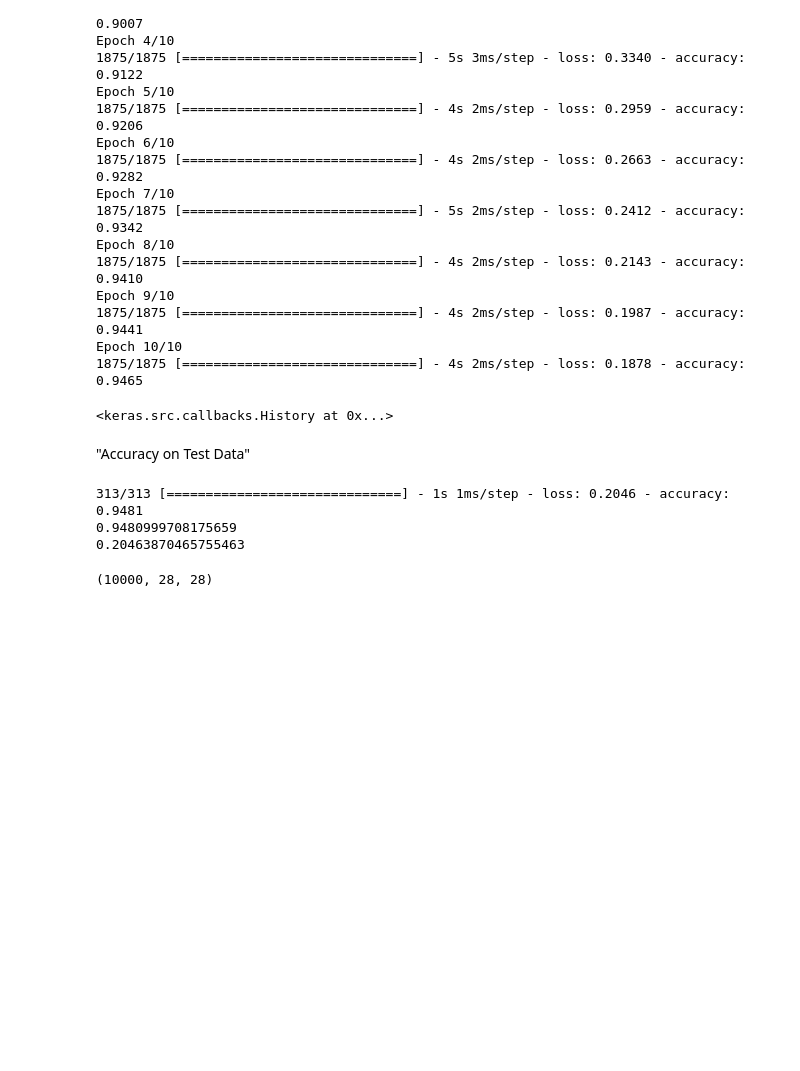
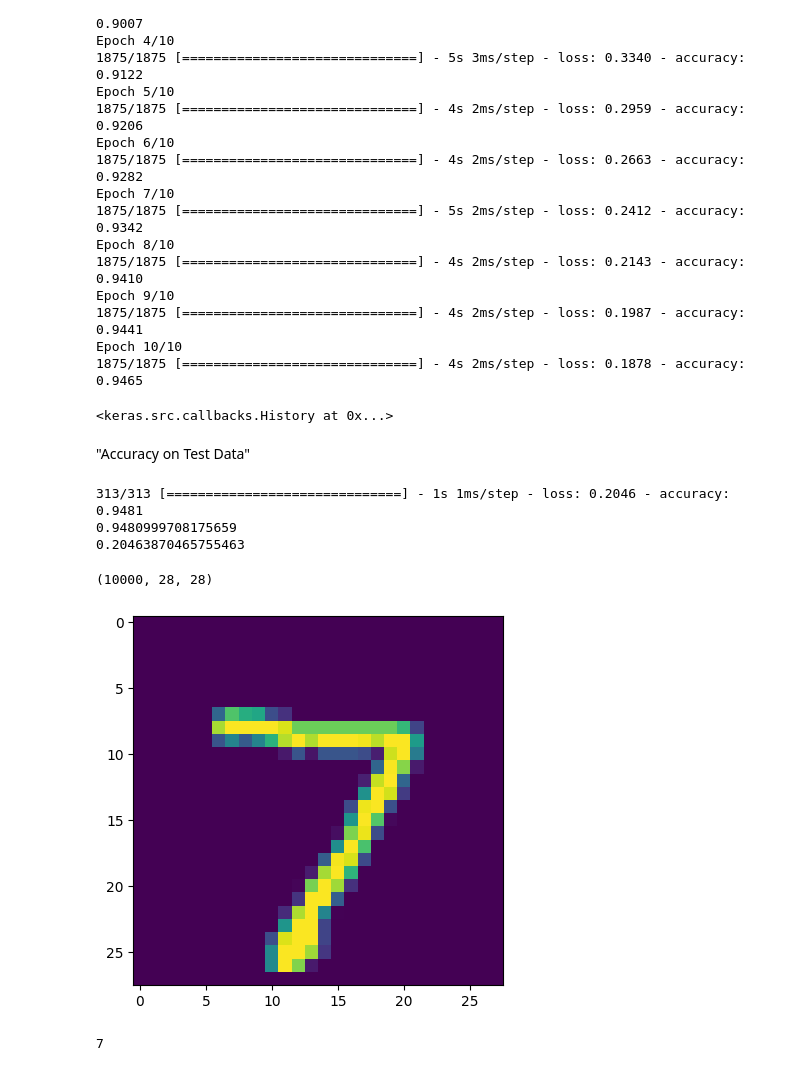
Before and after one commit to gaciuki2402/Deep_Learning_Project, a Jupyter notebook: MNIST_Handwritten_Digit_Classification_using_Deep_Learning(Neural_Network).ipynb, the cells around one changed output. Drawn from its saved outputs; the diff is of its cells as text; code cells hidden in the pictures; blank space fills up the shorter version.

```diff
--- a/MNIST_Handwritten_Digit_Classification_using_Deep_Learning(Neural_Network).ipynb
+++ b/MNIST_Handwritten_Digit_Classification_using_Deep_Learning(Neural_Network).ipynb
@@ -192,3 +192,13 @@ print(loss)
 print(X_test.shape)
 # %% [output]
 (10000, 28, 28)
+# %%
+# first data point in X_test
+plt.imshow(X_test[0])
+plt.show()
+# %% [output]
+[figure, added]
+# %%
+print(Y_test[0])
+# %% [output]
+7
```
Also changed, not shown: parts of 3 cells of this notebook.
